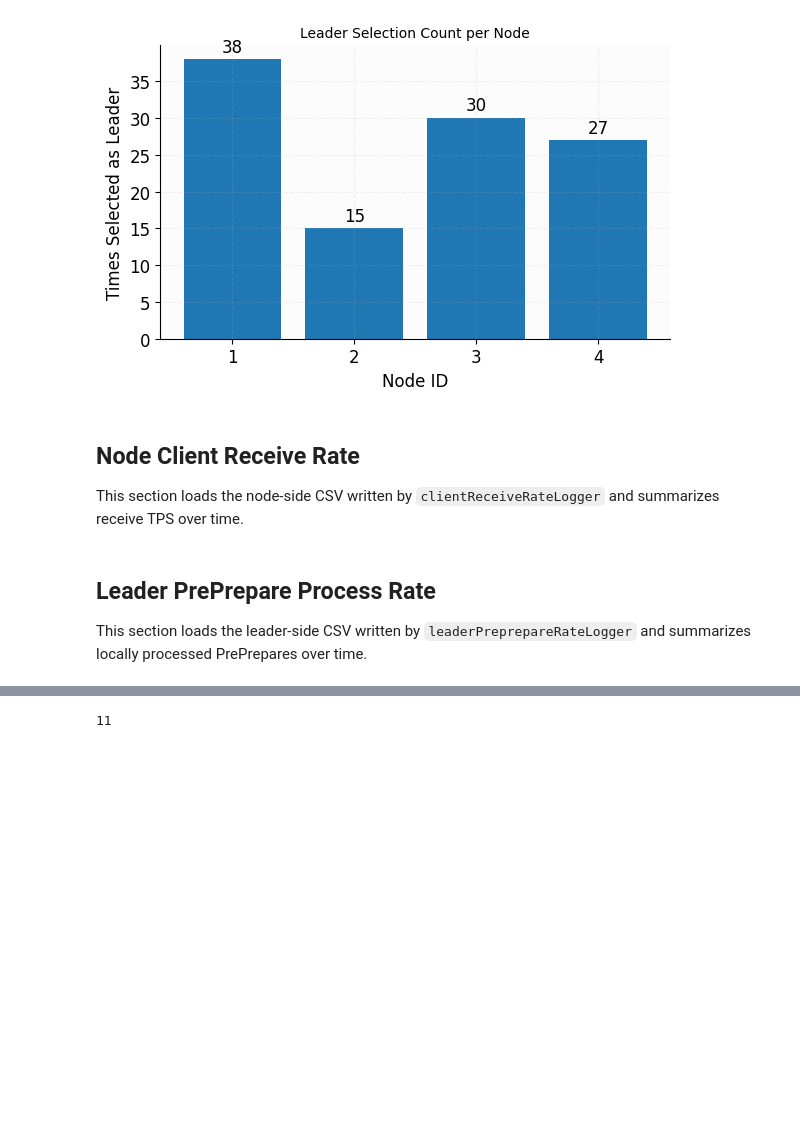
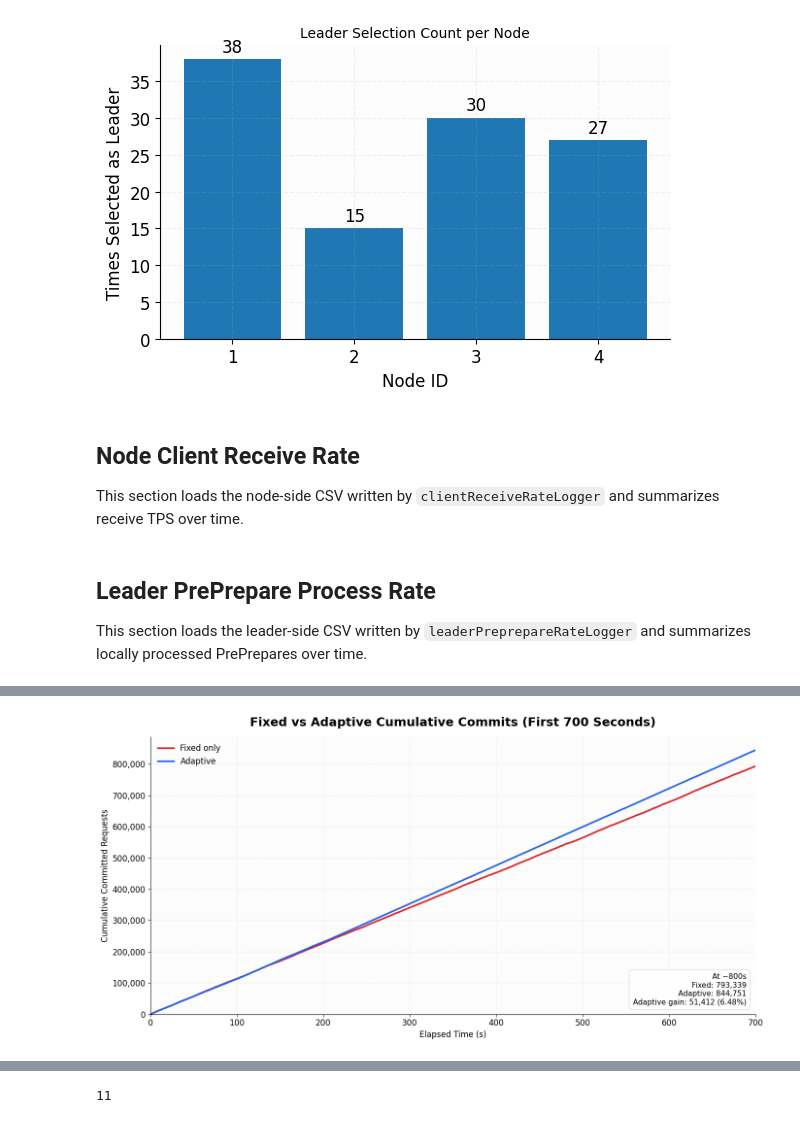
Before and after one commit to Michael112233/pbft, a Jupyter notebook: plot_tps_series.ipynb, the cells around one changed output, grey strips where cells are left out. Drawn from its saved outputs; the diff is of its cells as text; code cells hidden in the pictures; blank space fills up the shorter version.

```diff
--- a/plot_tps_series.ipynb
+++ b/plot_tps_series.ipynb
@@ -565,0 +625,79 @@ preprepare_output_path.resolve()
+# %%
+comparison_cutoff_sec = 700.0
+comparison_paths = {
+    "Fixed only": Path("logs/ch.json"),
+    "Adaptive": Path("fullrun_adaptive_100mssampling/ch.json"),
+}
+comparison_colors = {
+    "Fixed only": "#DC2626",
+    "Adaptive": "#2563EB",
+}
+
+comparison_frames = {}
+for label, path in comparison_paths.items():
+    assert path.exists(), f"Missing file: {path.resolve()}"
+    with path.open() as f:
+        records = json.load(f)
+
+    frame = pd.DataFrame(records)
+    required_columns = {"elapsed_sec", "committed_total"}
+    missing_columns = required_columns - set(frame.columns)
+    assert not missing_columns, f"{path} is missing columns: {sorted(missing_columns)}"
+
+    frame = (
+        frame[["elapsed_sec", "committed_total"]]
+        .dropna()
+        .sort_values("elapsed_sec")
+        .drop_duplicates("elapsed_sec", keep="last")
+    )
+    frame = frame[frame["elapsed_sec"] <= comparison_cutoff_sec].copy()
+    assert not frame.empty, f"{path} has no samples through {comparison_cutoff_sec}s"
+    comparison_frames[label] = frame
+
+fig, ax = plt.subplots(figsize=(14, 7))
+for label, frame in comparison_frames.items():
+    ax.plot(
+        frame["elapsed_sec"],
+        frame["committed_total"],
+        color=comparison_colors[label],
+        linewidth=2.5,
+        label=label,
+    )
+
+fixed_committed_800 = int(comparison_frames["Fixed only"]["committed_total"].iloc[-1])
+adaptive_committed_800 = int(comparison_frames["Adaptive"]["committed_total"].iloc[-1])
+commit_gain = adaptive_committed_800 - fixed_committed_800
+commit_gain_pct = 100.0 * commit_gain / fixed_committed_800
+
+ax.set_title("Fixed vs Adaptive Cumulative Commits (First 700 Seconds)", fontsize=18, weight="bold", pad=16)
+ax.set_xlabel("Elapsed Time (s)")
+ax.set_ylabel("Cumulative Committed Requests")
+ax.set_xlim(0, comparison_cutoff_sec)
+ax.set_ylim(bottom=0)
+ax.yaxis.set_major_formatter(plt.FuncFormatter(lambda value, _: f"{value:,.0f}"))
+ax.legend(loc="upper left", frameon=False)
+ax.text(
+    0.985,
+    0.03,
+    f"At ~800s\n"
+    f"Fixed: {fixed_committed_800:,}\n"
+    f"Adaptive: {adaptive_committed_800:,}\n"
+    f"Adaptive gain: {commit_gain:,} ({commit_gain_pct:.2f}%)",
+    transform=ax.transAxes,
+    va="bottom",
+    ha="right",
+    fontsize=11,
+    bbox=dict(boxstyle="round,pad=0.5", fc="white", ec="#d9dde7", alpha=0.95),
+)
+
+plt.tight_layout()
+plt.show()
+
+pd.Series({
+    "fixed_committed_by_800s": fixed_committed_800,
+    "adaptive_committed_by_800s": adaptive_committed_800,
+    "adaptive_commit_gain": commit_gain,
+    "adaptive_gain_percent": commit_gain_pct,
+})
+# %% [output]
+[figure, added]
```
Also changed, not shown: parts of 4 cells of this notebook, 7 other files.
